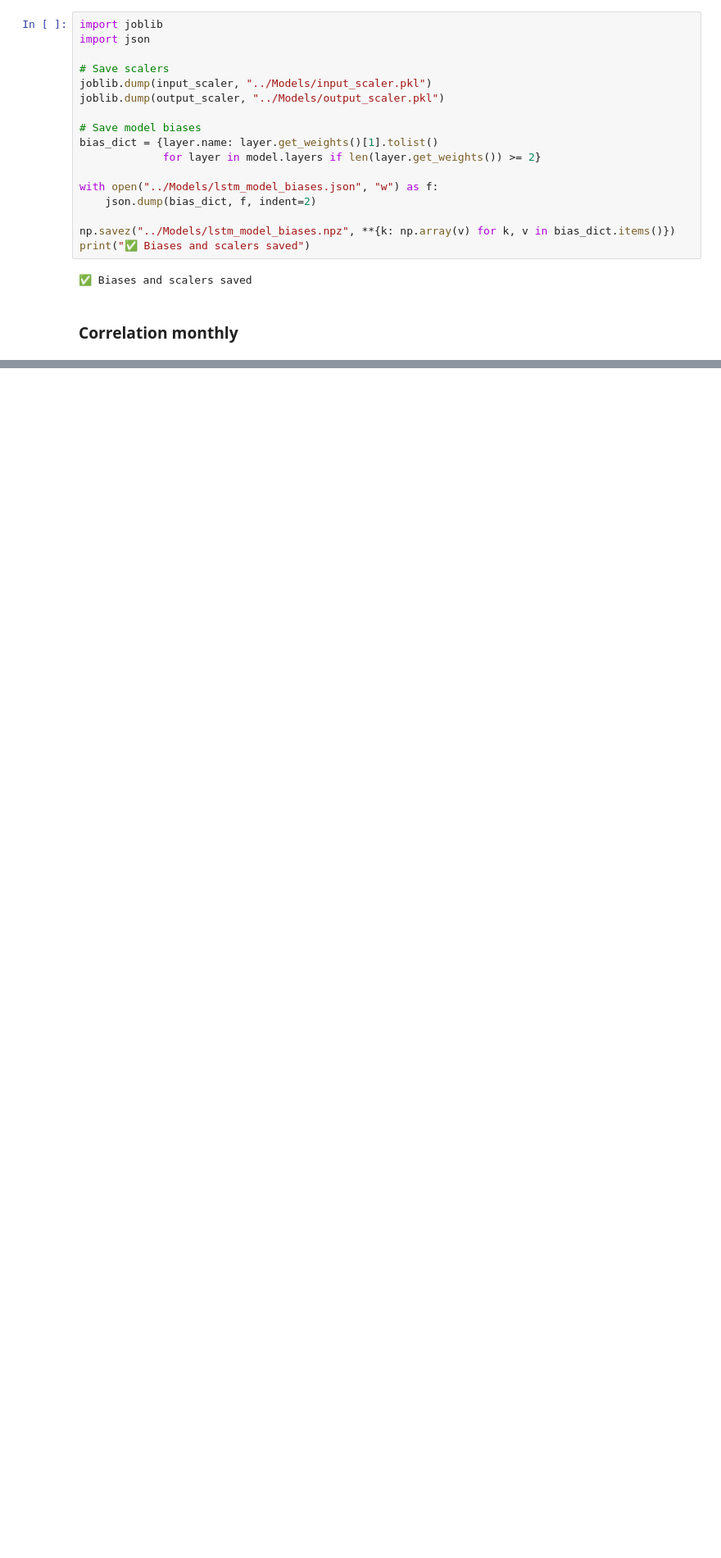
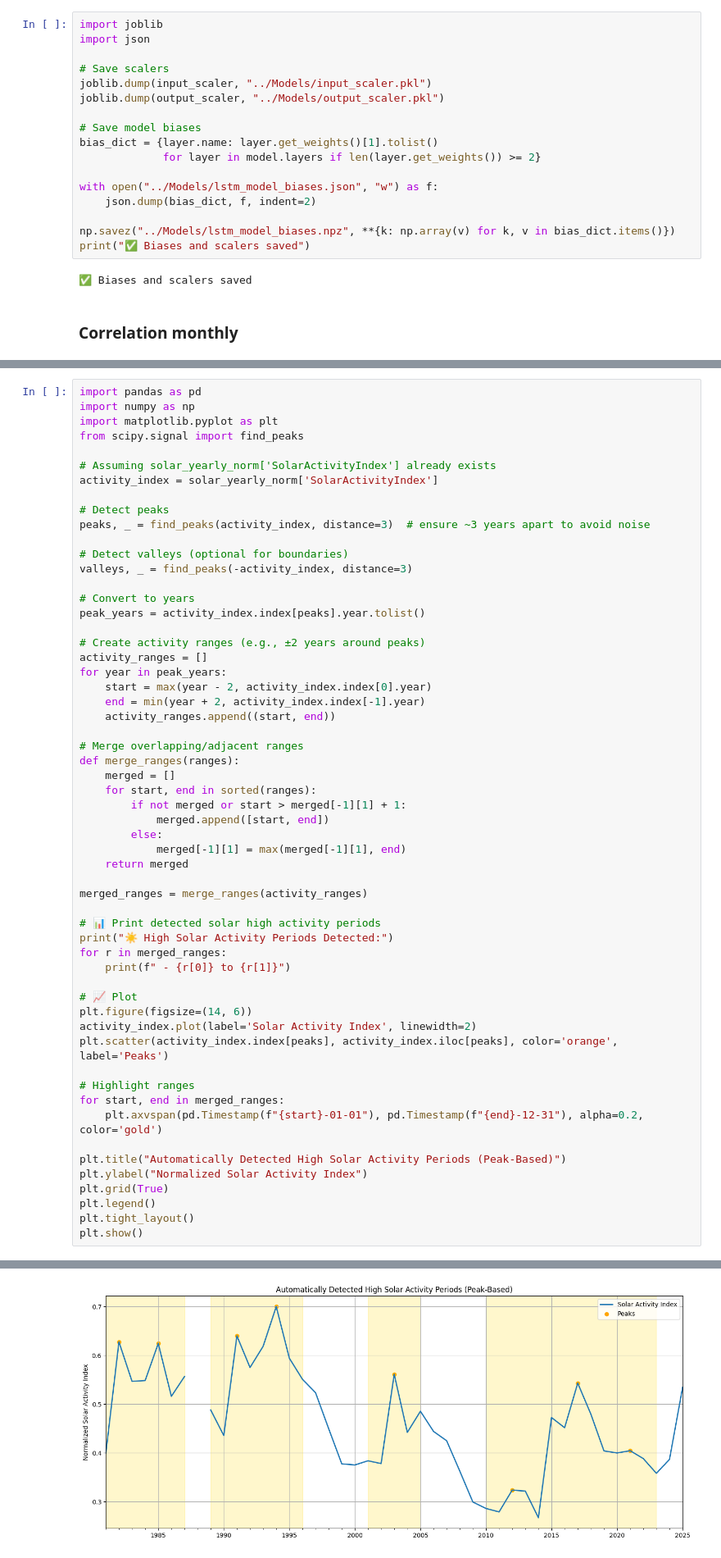
Before and after one commit to shivangichaudhary/Space-Weather-Event-Analysis, a Jupyter notebook: Notebooks/omni2.ipynb, the cells around one changed output, grey strips where cells are left out. Shown at 82% size. Drawn from its saved outputs; the diff is of its cells as text; blank space fills up the shorter version.

```diff
--- a/Notebooks/omni2.ipynb
+++ b/Notebooks/omni2.ipynb
@@ -743,0 +798,58 @@ plt.show()
+# %%
+import pandas as pd
+import numpy as np
+import matplotlib.pyplot as plt
+from scipy.signal import find_peaks
+
+# Assuming solar_yearly_norm['SolarActivityIndex'] already exists
+activity_index = solar_yearly_norm['SolarActivityIndex']
+
+# Detect peaks
+peaks, _ = find_peaks(activity_index, distance=3)  # ensure ~3 years apart to avoid noise
+
+# Detect valleys (optional for boundaries)
+valleys, _ = find_peaks(-activity_index, distance=3)
+
+# Convert to years
+peak_years = activity_index.index[peaks].year.tolist()
+
+# Create activity ranges (e.g., ±2 years around peaks)
+activity_ranges = []
+for year in peak_years:
+    start = max(year - 2, activity_index.index[0].year)
+    end = min(year + 2, activity_index.index[-1].year)
+    activity_ranges.append((start, end))
+
+# Merge overlapping/adjacent ranges
+def merge_ranges(ranges):
+    merged = []
+    for start, end in sorted(ranges):
+        if not merged or start > merged[-1][1] + 1:
+            merged.append([start, end])
+        else:
+            merged[-1][1] = max(merged[-1][1], end)
+    return merged
+
+merged_ranges = merge_ranges(activity_ranges)
+
+# 📊 Print detected solar high activity periods
+print("☀️ High Solar Activity Periods Detected:")
+for r in merged_ranges:
+    print(f" - {r[0]} to {r[1]}")
+
+# 📈 Plot
+plt.figure(figsize=(14, 6))
+activity_index.plot(label='Solar Activity Index', linewidth=2)
+plt.scatter(activity_index.index[peaks], activity_index.iloc[peaks], color='orange', label='Peaks')
+
+# Highlight ranges
+for start, end in merged_ranges:
+    plt.axvspan(pd.Timestamp(f"{start}-01-01"), pd.Timestamp(f"{end}-12-31"), alpha=0.2, color='gold')
+
+plt.title("Automatically Detected High Solar Activity Periods (Peak-Based)")
+plt.ylabel("Normalized Solar Activity Index")
+plt.grid(True)
+plt.legend()
+plt.tight_layout()
+plt.show()
+# %% [output]
@@ -743,0 +861 @@ plt.show()
+[figure, added]
```
Also changed, not shown: parts of 5 cells of this notebook, 4 other files.
